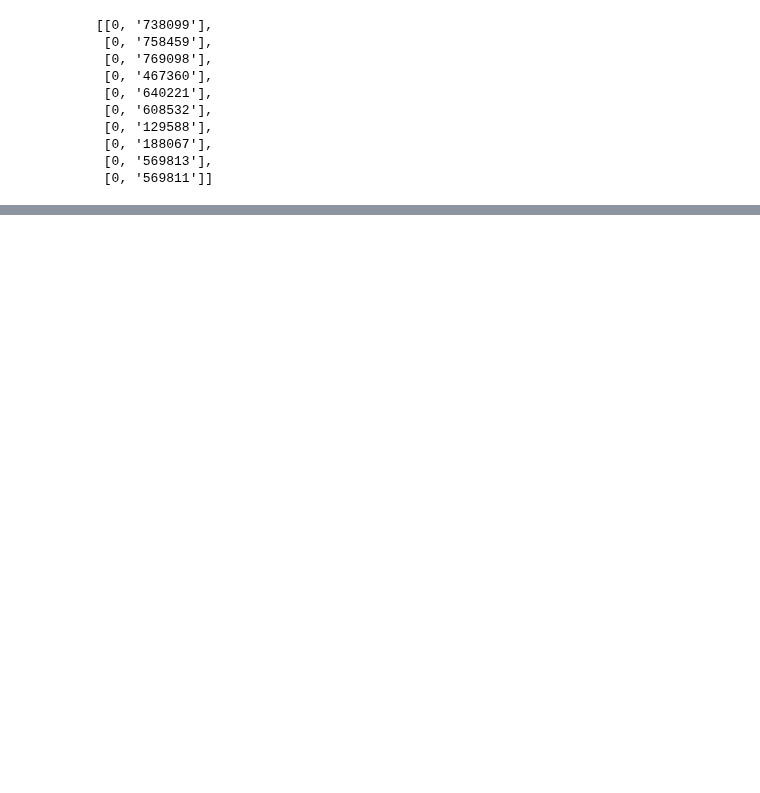
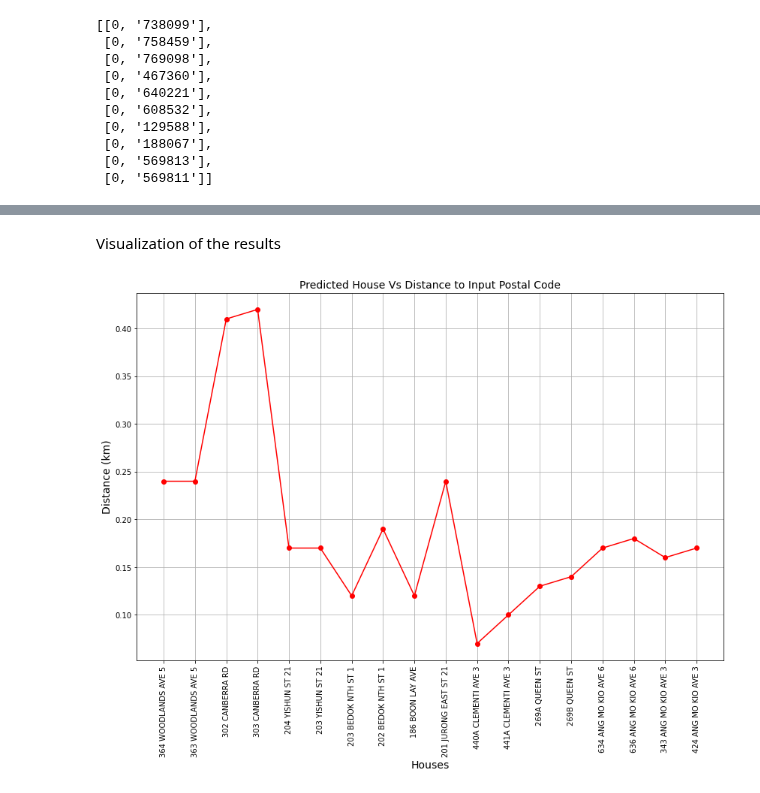
Before and after one commit to WeichenTeo/CSC3005-Data-Analytics, a Jupyter notebook: DataAnalytics.ipynb, the cells around one changed output, grey strips where cells are left out. Drawn from its saved outputs; the diff is of its cells as text; code cells hidden in the pictures; blank space fills up the shorter version.

```diff
--- a/DataAnalytics.ipynb
+++ b/DataAnalytics.ipynb
@@ -604,10 +648,10 @@ for i in range(101,0,-10):
 # %%
 #[flat_type, storey_range, flat_model, remaining_lease, resale_price], locationVal
 #locationVal can be postal code or address
-userinput = [[[6,12,10,2,9],"738099"],[[5,3,11,8,7],"758459"],[[4,2,5,6,8],"769098"],[[4,2,5,6,8],"467360"],[[4,2,5,6,8],"640221"],[[4,2,5,6,8],"608532"],[[4,2,5,6,8],"129588"],[[4,2,5,6,8],"188067"],[[4,2,5,6,8],"569813"],[[4,2,5,6,8],"569811"]]
+userinput = [[[6,12,10,2,9],"738099"],[[5,3,11,8,7],"758459"],[[4,2,5,6,8],"769098"],[[4,2,5,6,8],"467360"],[[4,2,5,6,8],"640221"],[[4,2,5,6,8],"608532"],
+    [[4,2,5,6,8],"129588"],[[4,2,5,6,8],"188067"],[[4,2,5,6,8],"569813"],[[4,2,5,6,8],"569811"]]
 predictions = [[neigh.predict([x[0]])[0],x[1]] for x in userinput]
 predictions
-#[[[6,12,10,2,9],"738099"],[[5,3,11,8,7],"758459"],[[4,2,5,6,8],"769098"],[[4,2,5,6,8],"467360"],[[4,2,5,6,8],"640221"],[[4,2,5,6,8],"608532"],[[4,2,5,6,8],"129588"],[[4,2,5,6,8],"188067"],[[4,2,5,6,8],"569813"],[[4,2,5,6,8],"569811"]]
 # %% [output]
 [[0, '738099'],
  [0, '758459'],
@@ -675,0 +757,13 @@ plt.show()
+# %% [markdown]
+Visualization of the results
+# %%
+plt.figure(figsize=(14,9))
+plt.plot(location, distance, color='red', marker='o')
+plt.title('Predicted House Vs Distance to Input Postal Code', fontsize=14)
+plt.xlabel('Houses', fontsize=14)
+plt.ylabel('Distance (km)', fontsize=14)
+plt.xticks(rotation=90)
+plt.grid(True)
+plt.show()
+# %% [output]
+[figure, added]
```
Also changed, not shown: parts of 28 cells of this notebook.
